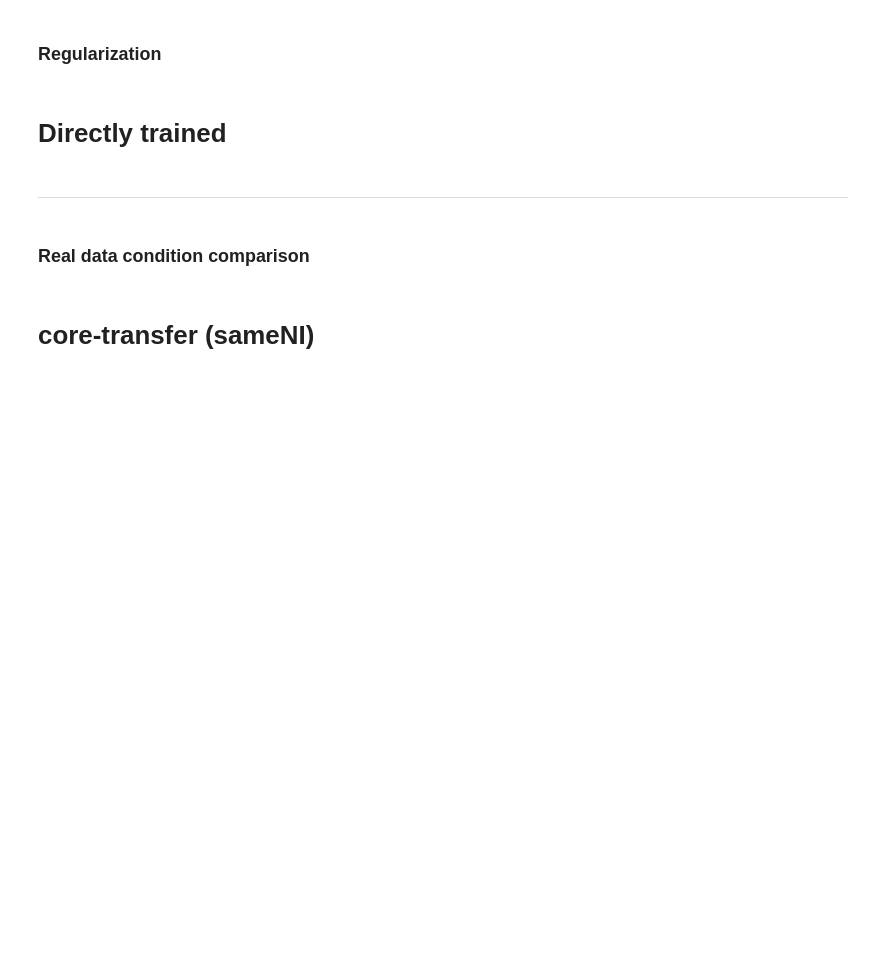
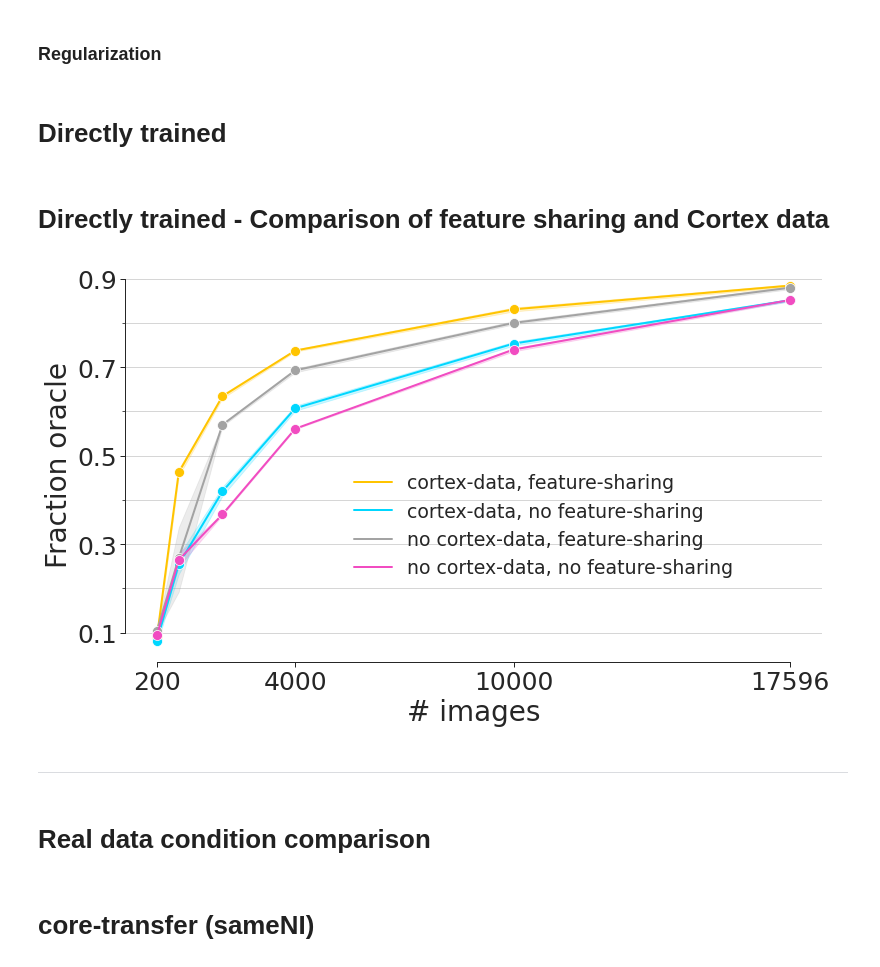
Before and after one commit to sinzlab/nnsysident, a Jupyter notebook: notebooks/Plots_real.ipynb, the cells around one changed output. Drawn from its saved outputs; the diff is of its cells as text; code cells hidden in the pictures; blank space fills up the shorter version.

```diff
--- a/notebooks/Plots_real.ipynb
+++ b/notebooks/Plots_real.ipynb
@@ -167,18 +171,21 @@ with sns.plotting_context('paper'), sns.color_palette('colorblind'), sns.axes_st
 
 #     fig.savefig(title.title().replace(" ", "").replace(",", "-") + '.png', dpi=150)
 # %%
-experiment_names = ['Real, Direct, se2d_fullgaussian2d, 4-set', 'Real, Direct, se2d_spatialxfeaturelinear, 4-set']
+experiment_names = ['Real, Direct, se2d_fullgaussian2d, 4-set',
+                    'Real, Direct, se2d_spatialxfeaturelinear, 4-set',
+                    "Real, Direct, se2d_fullgaussian2d, [cortex, ~features], 4-set"]
+names = ['gaussian', 'factorized', 'gaussian \nno feature-sharing'] #'gaussian (raw)'
 
 # Fetch data
 data = pd.DataFrame()
-for experiment_name in experiment_names:
+for experiment_name, name in zip(experiment_names, names):
     data_ = pd.DataFrame((TrainedModel * Dataset * Model * Trainer * Seed * OracleScore *Experiments.Restrictions & 'experiment_name="{}"'.format(experiment_name)).fetch())
+    data_['Readout'] = name
     data = pd.concat([data, data_])
 
 # Filter out relevant data
 data = pd.concat([data, data['dataset_config'].apply(pd.Series)], axis = 1).drop('dataset_config', axis = 1)
 data = pd.concat([data, data['model_config'].apply(pd.Series)], axis = 1).drop('model_config', axis = 1)
-data['Readout'] = [row.model_fn.split('.')[-1][5:] for loc, row in data.iterrows()]
 
 # Filter out best performing models over model seeds
 data = data.sort_values('score', ascending=False).drop_duplicates(['Readout',
@@ -189,4 +196,4 @@ data = data.sort_values('score', ascending=False).drop_duplicates(['Readout',
 data['image_n'] = data['image_n'] * 4
 data = data.rename(columns = {'multi_match_n': '# neurons', 'image_n': "# images"})
 data = data.loc[data['# neurons'].isin([50, 500, 3625])]
-data.replace({'Readout': {'spatialxfeaturelinear':'factorized ', 'fullgaussian2d':'gaussian', 'pointpooled':'Point-Pooled'}}, inplace=True)
+#data.replace({'Readout': {'spatialxfeaturelinear':'factorized ', 'fullgaussian2d':'gaussian', 'pointpooled':'Point-Pooled'}}, inplace=True)
@@ -193,6 +202,6 @@ data.replace({'Readout': {'spatialxfeaturelinear':'factorized ', 'fullgaussian2d
 # %%
 scoring_measure = "fraction_oracle"
-palette = [col for i, col in enumerate(sns.color_palette('bright')) if i in (5,8) ]
+palette = [col for i, col in enumerate(sns.color_palette('bright')) if i in (5,8, 9) ]
 
 title = 'Direct training - readout comparison'
 
@@ -224,7 +233,7 @@ with sns.plotting_context('paper', rc=paper_rc, font_scale=2.15), sns.color_pale
     sns.despine(trim=True)
     plt.tight_layout()
 
-    idx = [4, 5, 6, 1, 2]
+    idx = [5, 6, 7, 1, 2, 3]
     h, l = ax.get_legend_handles_labels()
     h = [h[i] for i in idx]
     l = [l[i].capitalize() for i in idx]
@@ -232,7 +241,7 @@ with sns.plotting_context('paper', rc=paper_rc, font_scale=2.15), sns.color_pale
     g.fig.legend(h,l, ncol=2, frameon=False, bbox_to_anchor=(0.45, 0.25, 0.5, 0.2), fontsize=22)
 
     # add title to the legend
-    ax.text(4900, .4, "# neurons", fontsize=25, )
-    ax.text(12500, .4, "Readout", fontsize=25)
+    ax.text(4000, .4, "# neurons", fontsize=25, )
+    ax.text(11500, .4, "Readout", fontsize=25)
 
     g.fig.savefig(title.title().replace(" ", "").replace(",", "-") + '.pdf', dpi=150, bbox_inches='tight')
@@ -240,0 +248,2 @@ data.loc[(data['# images'] == 17596) & (data['# neurons'] == 3625) & (data['Read
+# %% [markdown]
+# Directly trained - Comparison of feature sharing and Cortex data
@@ -241,7 +281,46 @@ data.loc[(data['# images'] == 17596) & (data['# neurons'] == 3625) & (data['Read
+# %%
+scoring_measure = "fraction_oracle"
+palette = [sns.color_palette('bright')[i] for i in (8,9,7,6) ]
+
+title = 'Direct training - cortex and feature comparison'
+
+paper_rc = {'lines.linewidth': 2, 'lines.markersize': 10}
+with sns.plotting_context('paper', rc=paper_rc, font_scale=2.15), sns.color_palette('bright'), sns.axes_style('ticks'):
+
+    g = sns.relplot(x="# images",
+                    y=scoring_measure,
+                    hue="condition",
+                    kind="line",
+                    data=data,
+                    marker='o',
+                    height=7,
+                    aspect=0.9,
+                    palette=palette)
+
+    ax = g.axes[0, 0]
+
+    ax.set_xticks(np.unique(data['# images'])[[0, 3, 4, 5]])
+    ax.get_xaxis().set_major_formatter(matplotlib.ticker.ScalarFormatter())
+    ax.set_xlabel("# images", fontsize=28)
+    ax.set_ylabel(scoring_measure.replace('_', ' ').capitalize(), fontsize=28)
+    ax.tick_params(labelsize=25)
+    ax.set_yticks([.1, .3, .5, .7, .9])
+    ax.set_yticks([.1, .2, .3, .4, .5, .6, .7, .8, .9], minor=True)
+    ax.yaxis.grid(which='major')
+    ax.yaxis.grid(which='minor')
+    sns.despine(trim=True)
+    plt.tight_layout()
+
+    g._legend.texts[0].set_text("")
+    g._legend.set_bbox_to_anchor((.74, .39, .1, .1))
+
+    g.fig.savefig(title.title().replace(" ", "").replace(",", "-") + '.pdf', dpi=150, bbox_inches='tight')
+# %% [output]
+[figure, added]
 # %% [markdown]
 ---
 # %% [markdown]
-### Real data condition comparison
+# Real data condition comparison
 # %%
 # direct data
 experiment_names = ['Real, Direct, se2d_fullgaussian2d, 4-set, last 972 neurons', 'Real, Direct, se2d_spatialxfeaturelinear, 4-set, last 972 neurons']
```
Also changed, not shown: parts of 7 cells of this notebook, 5 other files.
